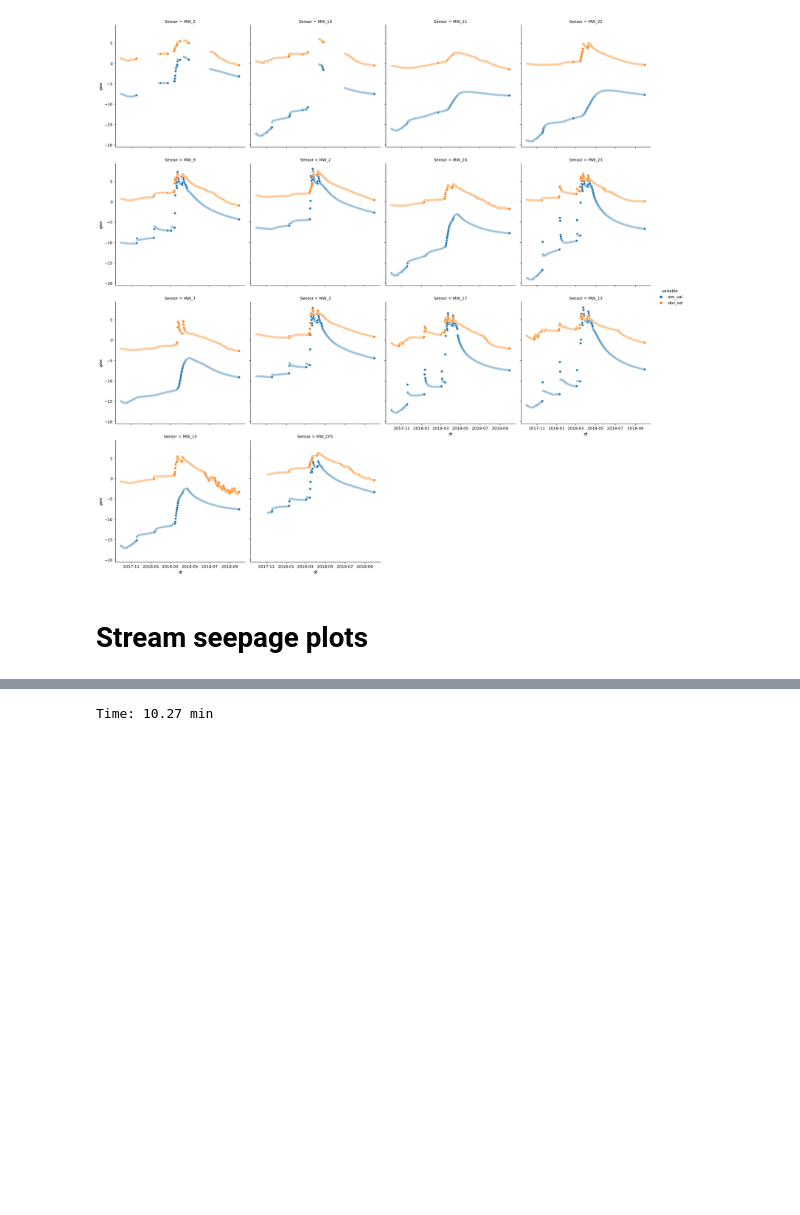
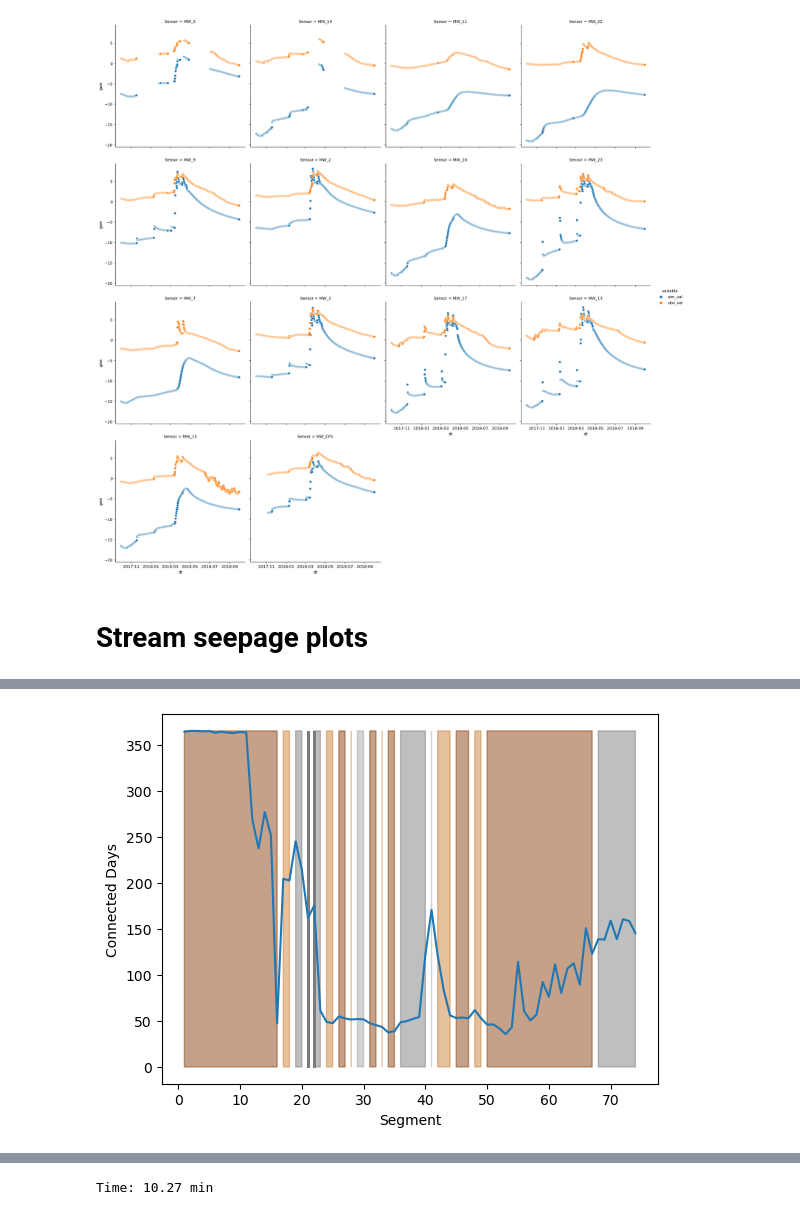
Before and after one commit to andrewcalderwood/CosumnesRiverRecharge, a Jupyter notebook: Projects/Oneto_Denier/Flow analysis across realizations.ipynb, the cells around one changed output, grey strips where cells are left out. Saved outputs shown, nothing was run; the diff lists cells and outputs as text; code cells hidden in the pictures; blank space fills up the shorter version.

```diff
--- a/Projects/Oneto_Denier/Flow analysis across realizations.ipynb
+++ b/Projects/Oneto_Denier/Flow analysis across realizations.ipynb
@@ -209,0 +259,14 @@ out_files = pd.DataFrame(glob.glob(all_model_ws+'/*/*.sfr.out'))
+# %%
+fig,ax = plt.subplots()
+
+# days connected
+df_plt = sfrdf.groupby('segment').sum(numeric_only=True)[['connected']].multiply(1/6)
+df_plt.plot(legend=False, ax=ax)
+plt.ylabel('Connected Days')
+plt.xlabel('Segment')
+
+for f in sfrdf.facies.unique():
+    ax.fill_between(sfrdf.segment, 0, df_plt.max(), where = sfrdf.facies==f,
+                    color=gel_color.loc[gel_color.geology==f,'color'], alpha=0.5)
+# %% [output]
+[figure, added]
```
Also changed, not shown: parts of 13 cells of this notebook, 15 other files.
